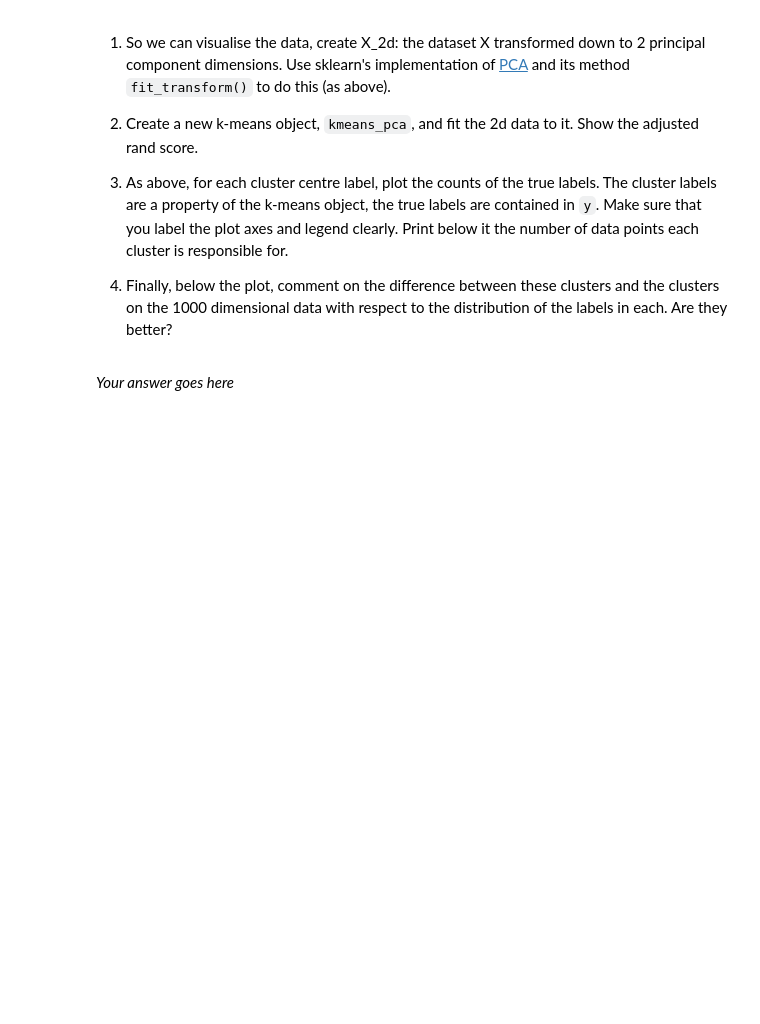
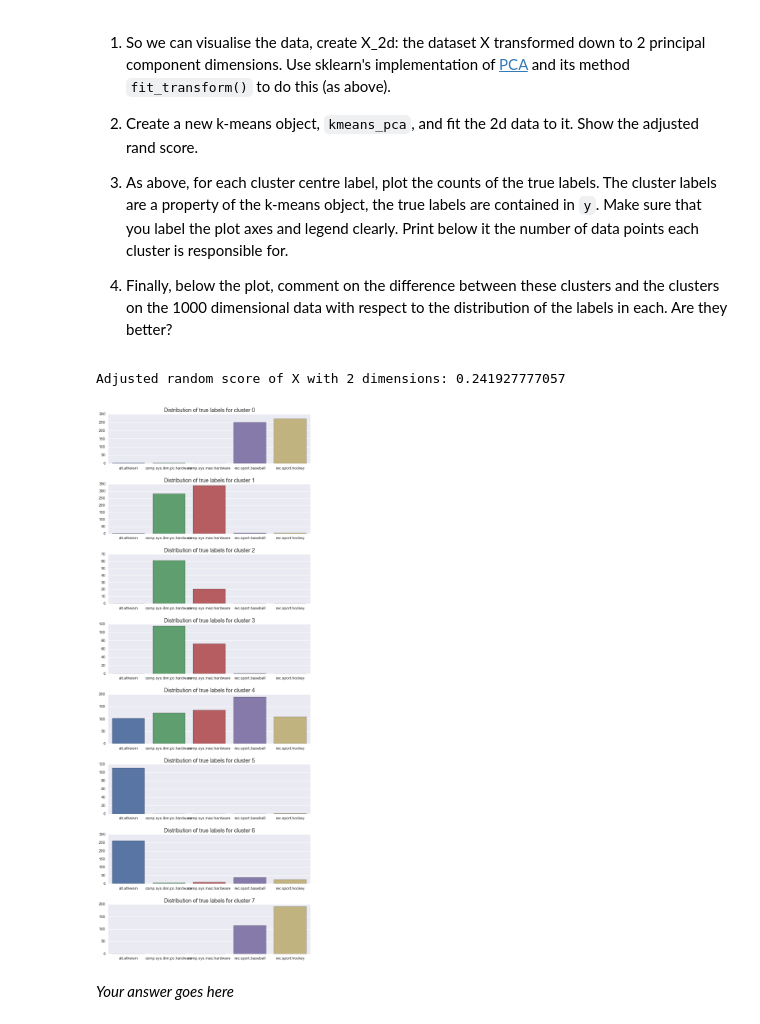
Before and after one commit to Dr-Alan-Turing/IAMachineLearning, a Jupyter notebook: 09_Assignment_4.ipynb, the cells around one changed output. Saved outputs shown, nothing was run; the diff lists cells and outputs as text; code cells hidden in the pictures; blank space fills up the shorter version.

```diff
--- a/09_Assignment_4.ipynb
+++ b/09_Assignment_4.ipynb
@@ -332,3 +370,45 @@ Plot `adjusted_rand_score` against number of principal components (label graph).
+# %%
+# Get X reduced to 2 dimensions and then fit and transform using kmeans
+pca_2d = PCA(n_components=2)
+X_2d = pca_2d.fit_transform(X)
+kmeans_pca = KMeans(random_state=30)
+kmeans_pca.fit_transform(X_2d)
+# Show adjusted random score
+print("Adjusted random score of X with 2 dimensions: {0}".format(adjusted_rand_score(y, kmeans_pca.predict(X_2d))))
+
+# Get labels + count for all clusters
+all_cluster_labels = dict()
+for cluster, label in zip(kmeans_pca.labels_, y):
+    if cluster not in all_cluster_labels:
+        all_cluster_labels[cluster] = dict()
+    if label not in all_cluster_labels[cluster]:
+        all_cluster_labels[cluster][label] = 0
+    all_cluster_labels[cluster][label] += 1
+# Plot labels + count for each cluster
+fig = 1
+f, ax = plt.subplots(1, len(all_cluster_labels), figsize=(8,2.5*len(all_cluster_labels)))
+for cluster in all_cluster_labels:
+    # Get (label, count) tuples for current cluster
+    label_counts = zip(all_cluster_labels[cluster].keys(), all_cluster_labels[cluster].values())
+    # Initialise missing labels with count=0 (want consistent plots)
+    for l in possible_labels:
+        if l not in [l_c[0] for l_c in label_counts]:
+            label_counts.append((l, 0))
+    # Sort according to label (again: consistency)
+    label_counts.sort()
+    # Plot distribution of counts over labels
+    plt.subplot(len(all_cluster_labels), 1, fig)
+    labels = [l_c[0] for l_c in label_counts]
+    counts = [l_c[1] for l_c in label_counts]
+    ax = sns.barplot(range(len(labels)), counts)
+    ax.set(xticklabels=labels)
+    plt.title('Distribution of true labels for cluster {0}'.format(cluster), fontsize=14)
+    fig += 1
+plt.tight_layout(pad=2)
+plt.show()
+# %% [output]
+Adjusted random score of X with 2 dimensions: 0.241927777057
+[figure, added]
 # %% [markdown]
 *Your answer goes here*
 # %% [markdown]
```
Also changed, not shown: parts of 6 cells of this notebook.
